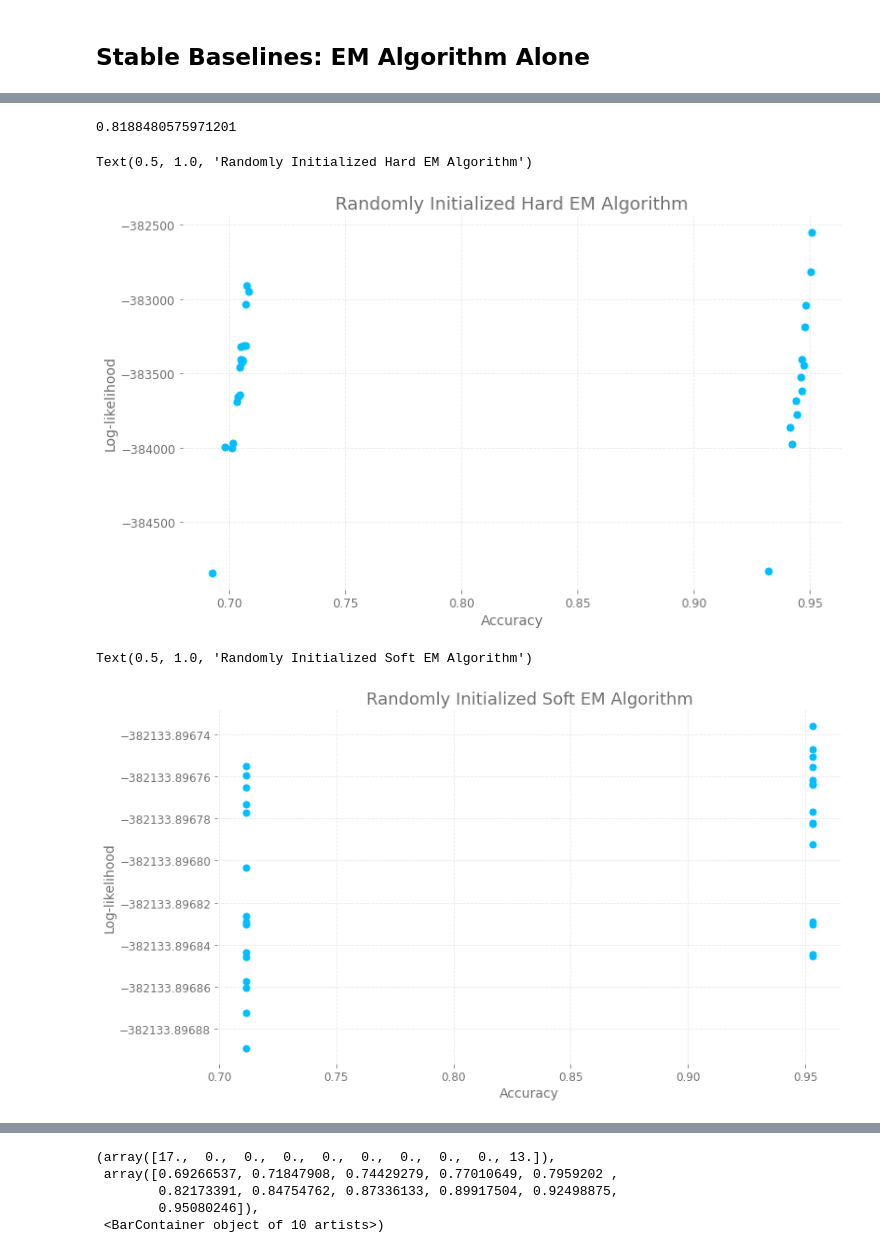
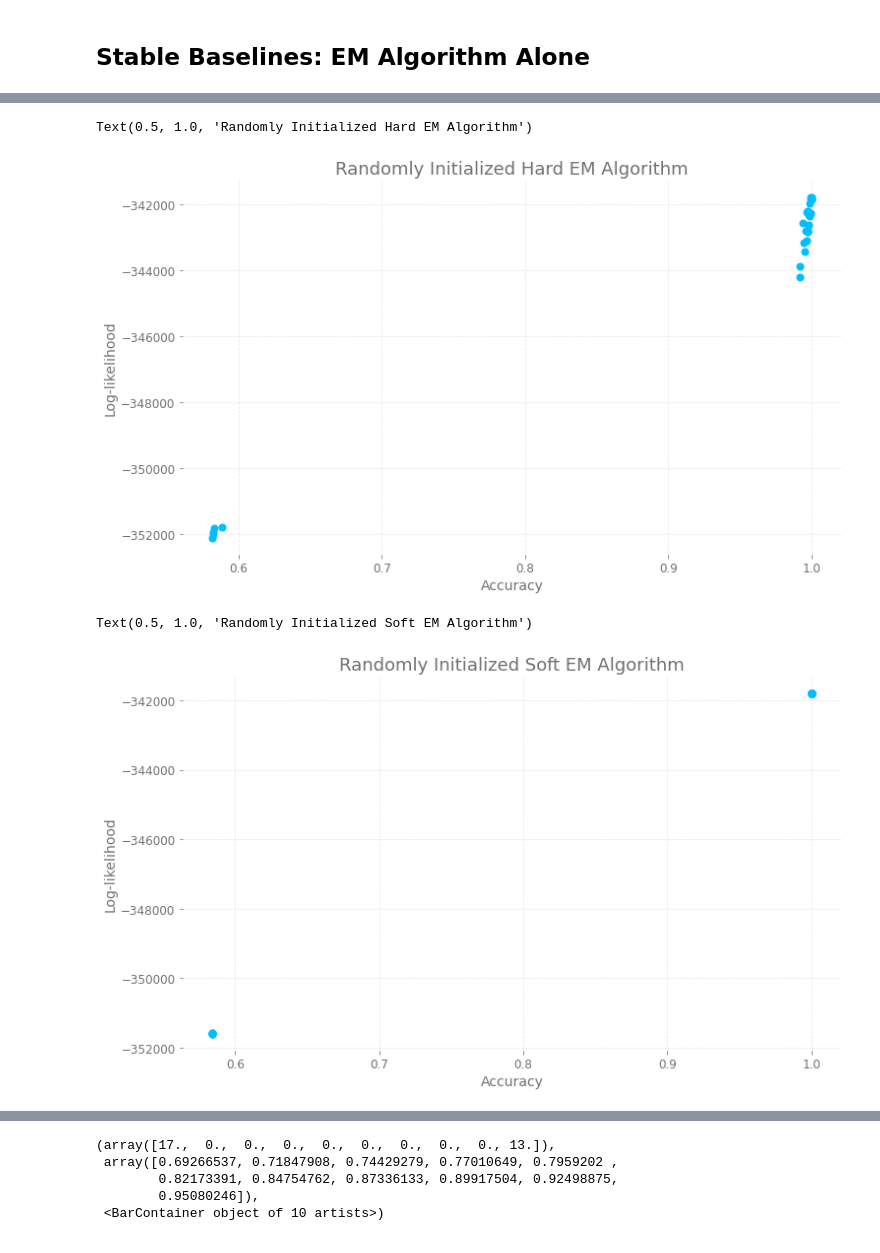
Before and after one commit to hetankevin/off-policy, a Jupyter notebook: mcmix/MixMDP.ipynb, the cells around one changed output, grey strips where cells are left out. Cells and saved outputs as stored; diff of their text form; code cells hidden in the pictures.

```diff
--- a/mcmix/MixMDP.ipynb
+++ b/mcmix/MixMDP.ipynb
@@ -658,7 +798,10 @@ log-likelihood: -385129.22854738834
 ## Stable Baselines: EM Algorithm Alone
 # %%
 randlabs = np.random.binomial(1, 0.5, size=len(dataset)).astype(int)
-randmodel = getmodelestim(randlabs, states[:, burnin:], actions[:, burnin:], nextstates[:, burnin:])
-randlabs, randmodel, loglikrand = em(randlabs, randmodel,
-   states[:, burnin:], actions[:, burnin:], nextstates[:, burnin:], labels, reg=0, permute=True, checkin=5)
+randmodel = getModelEstim(randlabs[sz:], states[sz:], actions[sz:], nextstates[sz:],
+                          K, nStates, nActions, hard=True)
+randlabs, randmodel, loglikrand = em(randlabs[sz:], randmodel,
+   states[sz:], actions[sz:], nextstates[sz:], labels,
+                        K=K, nStates=nStates, nActions=nActions,
+                        prior = priorclass, reg = 0, permute=True, permutation=permutation, checkin=1, hard=True)
 # %% [output]
@@ -669,7 +829,10 @@ log-likelihood: -579261.1069935015
 # %%
 unifs = np.random.uniform(size=len(dataset))
 randlabsoft = np.vstack([unifs, 1-unifs])
-randmodelsoft = getmodelestimsoft(randlabsoft, states[:, burnin:], actions[:, burnin:], nextstates[:, burnin:])
-randlabs, randmodel, loglikrand = emsoft(randlabsoft, randmodelsoft,
-   states[:, burnin:], actions[:, burnin:], nextstates[:, burnin:], labels, reg=0, permute=True, checkin=5, verbose=True)
+randmodelsoft = getModelEstim(randlabsoft, states, actions, nextstates,
+                              K, nStates, nActions, hard=False)
+randlabsoft, randmodelsoft, loglikrandsoft = em(randlabsoft, randmodelsoft,
+   states[sz:], actions[sz:], nextstates[sz:], labels,
+                        K=K, nStates=nStates, nActions=nActions,
+                        prior = priorclass, reg = 0, permute=True, permutation=permutation, checkin=1, hard=False)
 # %% [output]
@@ -694,47 +859,49 @@ log-likelihood: -576915.3111386416
 labelsemsoft = []
 logliksemsoft = []
 for i in tqdm(range(30)):
-    unifs = np.random.uniform(size=len(dataset[sz:]))
+    unifs = np.random.uniform(size=len(dataset))
     randlabsoft = np.vstack([unifs, 1-unifs])
-    randmodelsoft = getmodelestimsoft(randlabsoft, states[sz:, burnin:], actions[sz:, burnin:], nextstates[sz:, burnin:])
-    randlabsoft, randmodelsoft, loglikrand = emsoft(randlabsoft, randmodelsoft,
-       states[sz:, burnin:], actions[sz:, burnin:], nextstates[sz:, burnin:], labels, reg=1e-5, permute=True, checkin=5, verbose=False)
+    randmodelsoft = getModelEstim(randlabsoft, states, actions, nextstates,
+                              K, nStates, nActions, hard=False)
+    randlabsoft, randmodelsoft, loglikrand = em(randlabsoft, randmodelsoft,
+   states, actions, nextstates, labels,
+                        K=K, nStates=nStates, nActions=nActions,
+                        prior = priorclass, reg = 0, permute=True, permutation=permutation, checkin=1, verbose=False, hard=False)
     labelsemsoft.append(randlabsoft)
     logliksemsoft.append(loglikrand)
 # %%
 labelsem = []
 logliksem = []
 for i in tqdm(range(30)):
-    randlabs = np.random.binomial(1, 0.5, size=len(dataset[sz:])).astype(int)
-    randmodel = getmodelestim(randlabs, states[sz:, burnin:], actions[sz:, burnin:], nextstates[sz:, burnin:])
+    randlabs = np.random.binomial(1, 0.5, size=len(dataset)).astype(int)
+    randmodel = getModelEstim(randlabs, states, actions, nextstates,
+                              K, nStates, nActions, hard=True)
     randlabs, randmodel, loglikrand = em(randlabs, randmodel,
-       states[sz:, burnin:], actions[sz:, burnin:], nextstates[sz:, burnin:], labels, reg=1e-5, permute=True, verbose=False)
+       states, actions, nextstates, labels,
+                        K=K, nStates=nStates, nActions=nActions,
+                        prior = priorclass, reg = 0, permute=True, permutation=permutation, checkin=1, verbose=False, hard=True)
     labelsem.append(randlabs)
     logliksem.append(loglikrand)
-# %%
-np.array([max(np.mean(i == labels[sz:]), np.mean(i != labels[sz:])) for i in labelsem])[np.argpartition(logliksem, 50)[-50:]].mean()
-# %% [output]
-0.8188480575971201
 # %%
 plt.figure(figsize=(12,7))
-plt.scatter([max(np.mean(i == labels[sz:]), np.mean(i != labels[sz:])) for i in labelsem], logliksem)
+plt.scatter([max(np.mean(i == labels), np.mean(i != labels)) for i in labelsem], logliksem)
 plt.xlabel('Accuracy')
 plt.ylabel('Log-likelihood')
 plt.title('Randomly Initialized Hard EM Algorithm')
 # %% [output]
 Text(0.5, 1.0, 'Randomly Initialized Hard EM Algorithm')
-[figure, old version]
+[figure, new version]
 # %%
 plt.figure(figsize=(12,7))
-plt.scatter([max(np.mean(i == labels[sz:]), np.mean(i != labels[sz:])) for i in np.array(labelsemsoft).argmax(axis=1)],
+plt.scatter([max(np.mean(i == labels), np.mean(i != labels)) for i in np.array(labelsemsoft).argmax(axis=1)],
             logliksemsoft)
 plt.ticklabel_format(style='plain',useOffset=False)
 plt.xlabel('Accuracy')
 plt.ylabel('Log-likelihood')
 plt.title('Randomly Initialized Soft EM Algorithm')
 # %% [output]
 Text(0.5, 1.0, 'Randomly Initialized Soft EM Algorithm')
-[figure, old version]
+[figure, new version]
 # %%
 plt.hist([max(np.mean(i == labels[sz:]), np.mean(i != labels[sz:])) for i in np.array(labelsemsoft).argmax(axis=1)])
 # %% [output]
```
Also changed, not shown: parts of 67 cells of this notebook, 6 other files.
